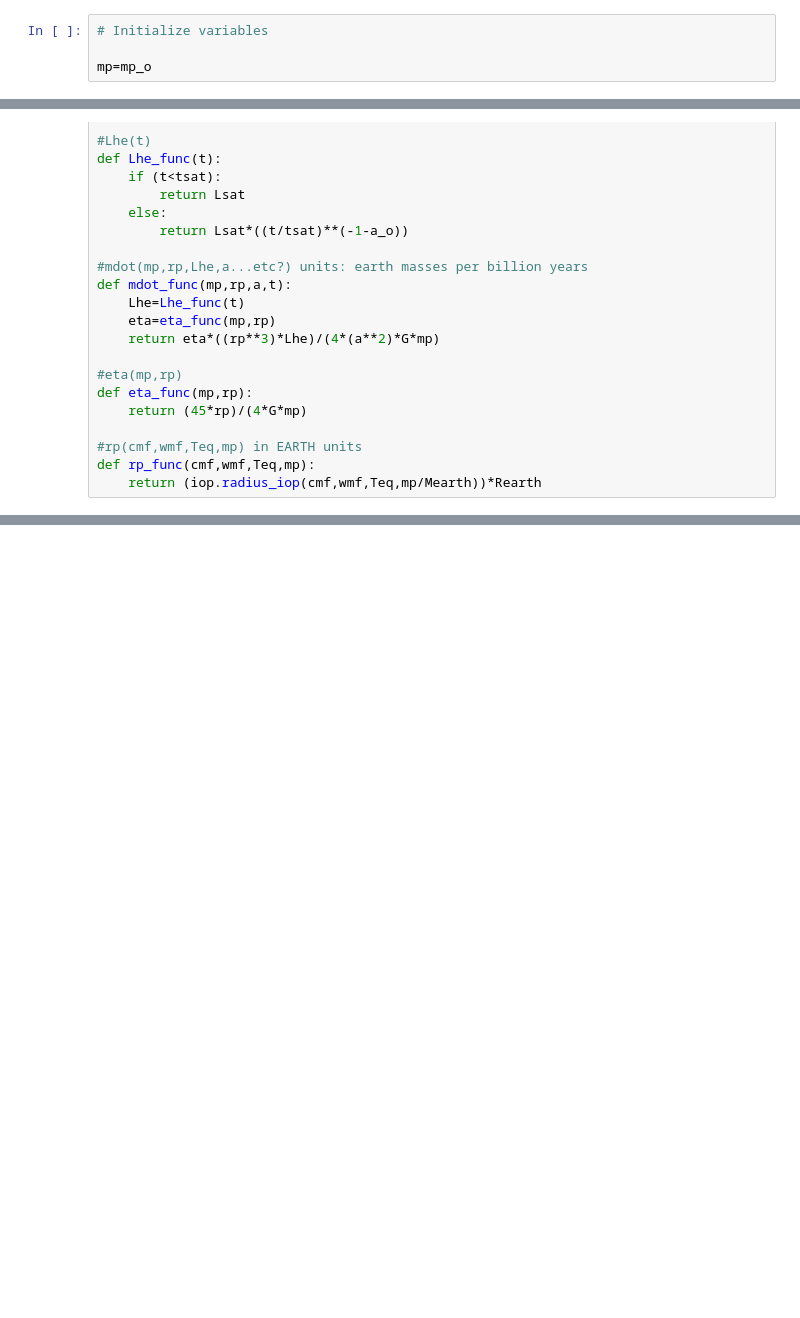
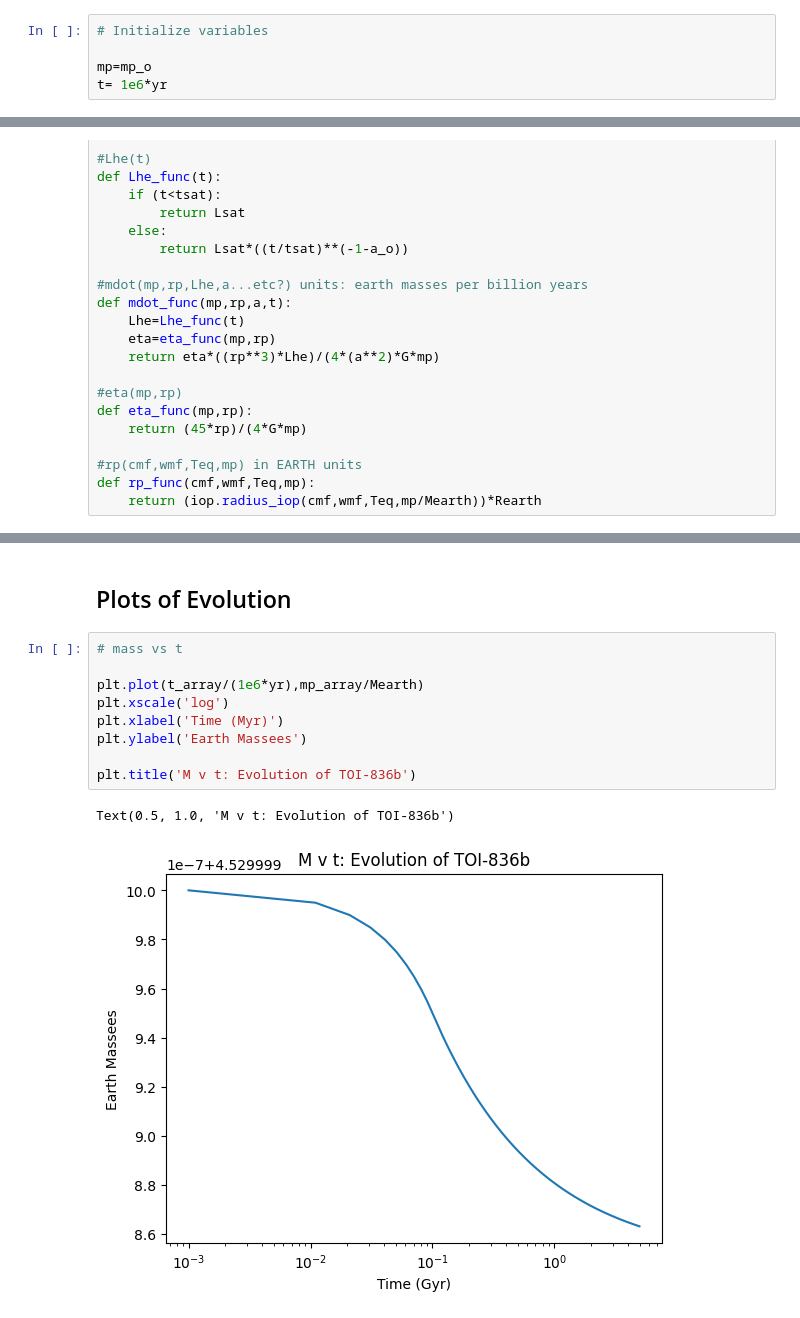
Before and after one commit to an0wen/astro9-w25-steamworldsloss, a Jupyter notebook: planet_evolution_jj.ipynb, the cells around one changed output, grey strips where cells are left out. Saved outputs shown, nothing was run; the diff lists cells and outputs as text; blank space fills up the shorter version.

```diff
--- a/planet_evolution_jj.ipynb
+++ b/planet_evolution_jj.ipynb
@@ -34,6 +34,7 @@ a = .0422*au # semi majoral axis (x*au)
 # Initialize variables
 
 mp=mp_o
+t= 1e6*yr
 # %%
 # Define functions
 
@@ -126,0 +158,14 @@ t: 1.5005e+17, mdot: 0.29127574, mp: 2.7054019
+# %% [markdown]
+## Plots of Evolution ##
+# %%
+# mass vs t
+
+plt.plot(t_array/(1e6*yr),mp_array/Mearth)
+plt.xscale('log')
+plt.xlabel('Time (Myr)')
+plt.ylabel('Earth Massees')
+
+plt.title('M v t: Evolution of TOI-836b')
+# %% [output]
+Text(0.5, 1.0, 'M v t: Evolution of TOI-836b')
+[figure, added]
```
Also changed, not shown: parts of 9 cells of this notebook.
